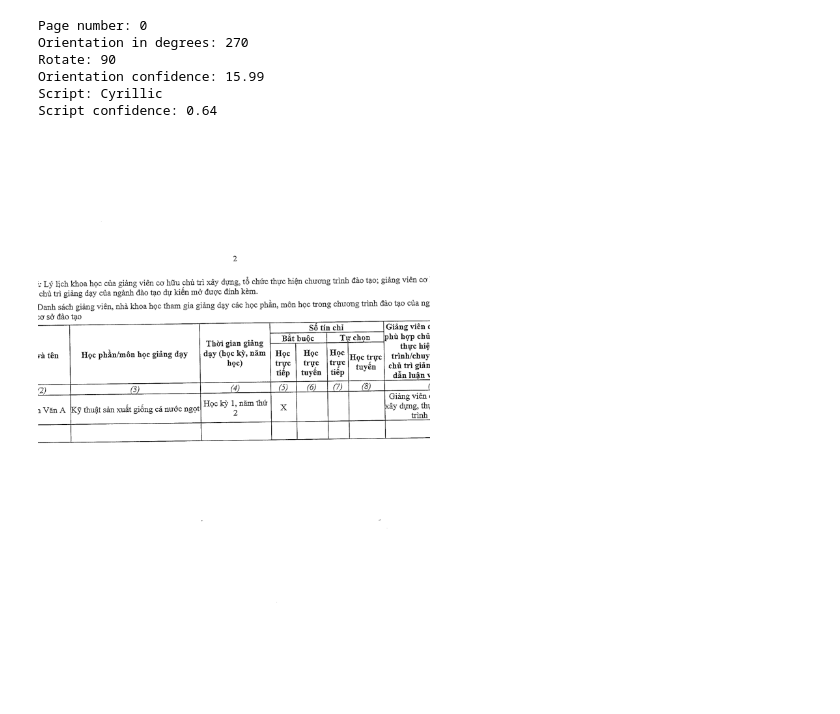
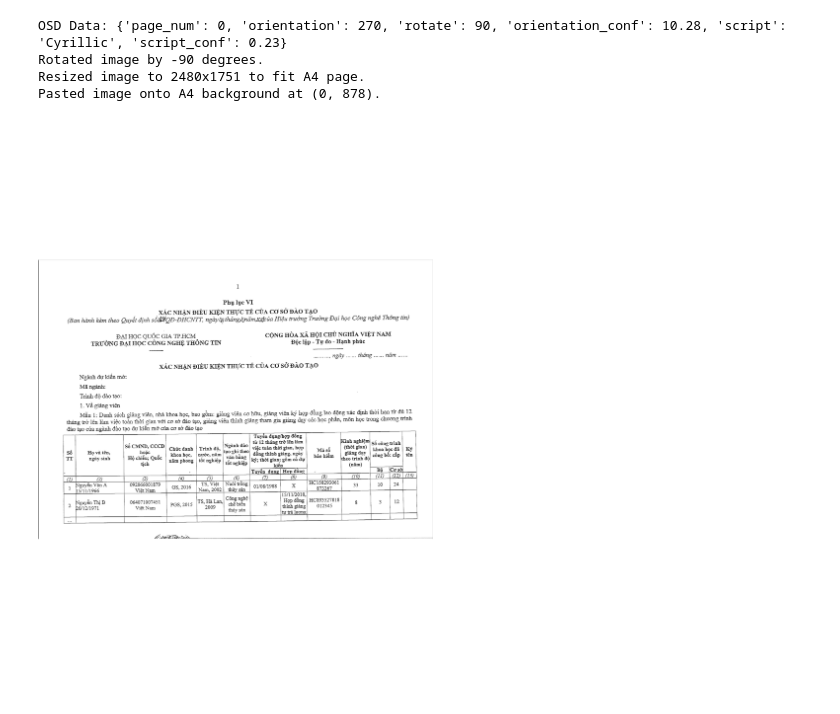
Before and after one commit to Jajajou/UIT_DOCS_AGENT, a Jupyter notebook: test.ipynb, the cells around one changed output. Drawn from its saved outputs; the diff is of its cells as text; code cells hidden in the pictures.

```diff
--- a/test.ipynb
+++ b/test.ipynb
@@ -2,15 +2,5 @@
 from PIL import Image
 import pytesseract
 # %%
-file_path = './image3.png'
+file_path = './image.png'
 img = Image.open(file_path)
-# %%
-res = pytesseract.image_to_osd(img)
-print(res)
-# %% [output]
-Page number: 0
-Orientation in degrees: 270
-Rotate: 90
-Orientation confidence: 15.99
-Script: Cyrillic
-Script confidence: 0.64
@@ -26,4 +7,57 @@ for line in res.strip().split('\n'):
-# %%
-img.rotate(data_dict.get('Orientation in degrees', 0))
-# %% [output]
-[figure, removed]
+# %%
+
+# Get orientation data directly as a dictionary
+osd_dict = pytesseract.image_to_osd(img, output_type=pytesseract.Output.DICT)
+print(f"OSD Data: {osd_dict}")
+
+rotation_angle = osd_dict.get('rotate', 0)
+
+# Rotate the image if OSD suggests a rotation
+if rotation_angle != 0:
+    # 'expand=True' makes sure the image is not cropped after rotation
+    rotated_img = img.rotate(-1*rotation_angle, expand=True)
+    print(f"Rotated image by {-1*rotation_angle} degrees.")
+else:
+    rotated_img = img
+    print("No rotation needed.")
+
+# --- Fit rotated image onto a blank A4 page ---
+
+# A4 dimensions at 300 DPI (in pixels) for a standard portrait layout
+A4_WIDTH_PX, A4_HEIGHT_PX = 2480, 3508
+
+# Create a new white A4 background
+a4_page = Image.new('RGB', (A4_WIDTH_PX, A4_HEIGHT_PX), 'white')
+
+# Get dimensions of the (potentially rotated) image
+img_width, img_height = rotated_img.size
+
+# Calculate scaling factor to fit the image within the A4 page while maintaining aspect ratio
+width_ratio = A4_WIDTH_PX / img_width
+height_ratio = A4_HEIGHT_PX / img_height
+scaling_factor = min(width_ratio, height_ratio)
+
+# Calculate the new dimensions for the resized image
+new_width = int(img_width * scaling_factor)
+new_height = int(img_height * scaling_factor)
+
+# Resize the image using a high-quality downsampling filter
+resized_img = rotated_img.resize((new_width, new_height), Image.LANCZOS)
+print(f"Resized image to {new_width}x{new_height} to fit A4 page.")
+
+# Calculate position to paste the resized image in the center of the A4 background
+paste_x = (A4_WIDTH_PX - new_width) // 2
+paste_y = (A4_HEIGHT_PX - new_height) // 2
+
+# Paste the resized image onto the A4 background
+a4_page.paste(resized_img, (paste_x, paste_y))
+print(f"Pasted image onto A4 background at ({paste_x}, {paste_y}).")
+
+# Display the final A4-formatted image in the notebook output
+a4_page
+# %% [output]
+OSD Data: {'page_num': 0, 'orientation': 270, 'rotate': 90, 'orientation_conf': 10.28, 'script': 'Cyrillic', 'script_conf': 0.23}
+Rotated image by -90 degrees.
+Resized image to 2480x1751 to fit A4 page.
+Pasted image onto A4 background at (0, 878).
+[figure, added]
```
Also changed, not shown: parts of 1 cell of this notebook, 22 other files.
